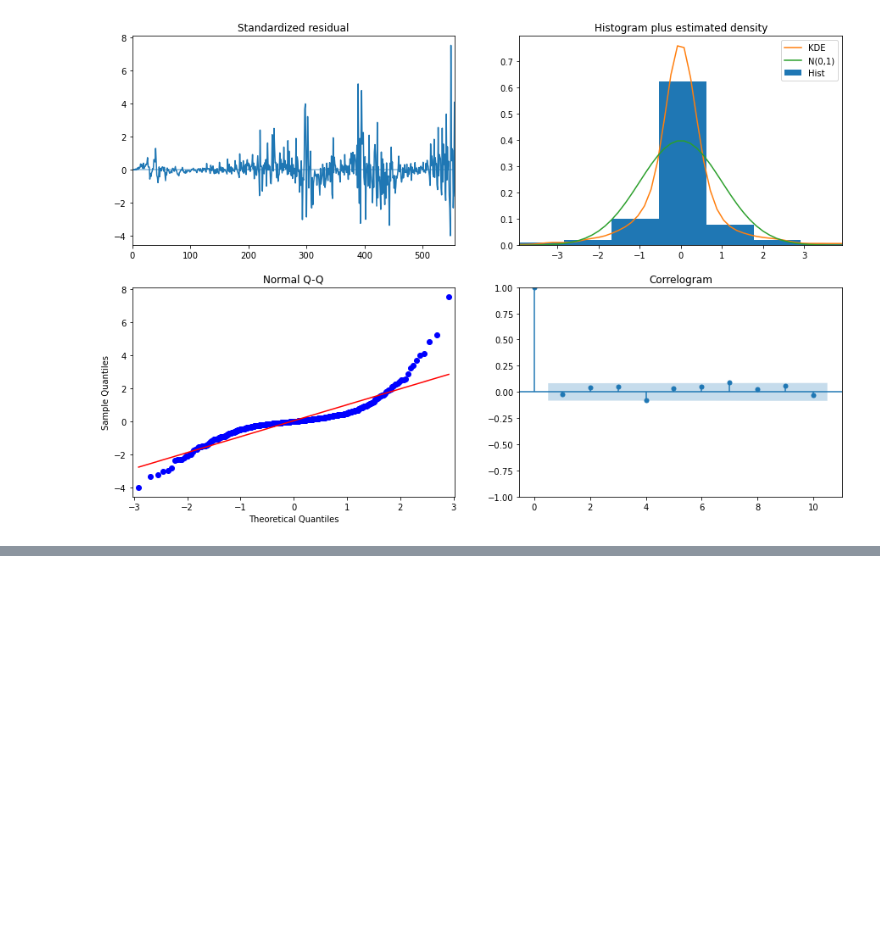
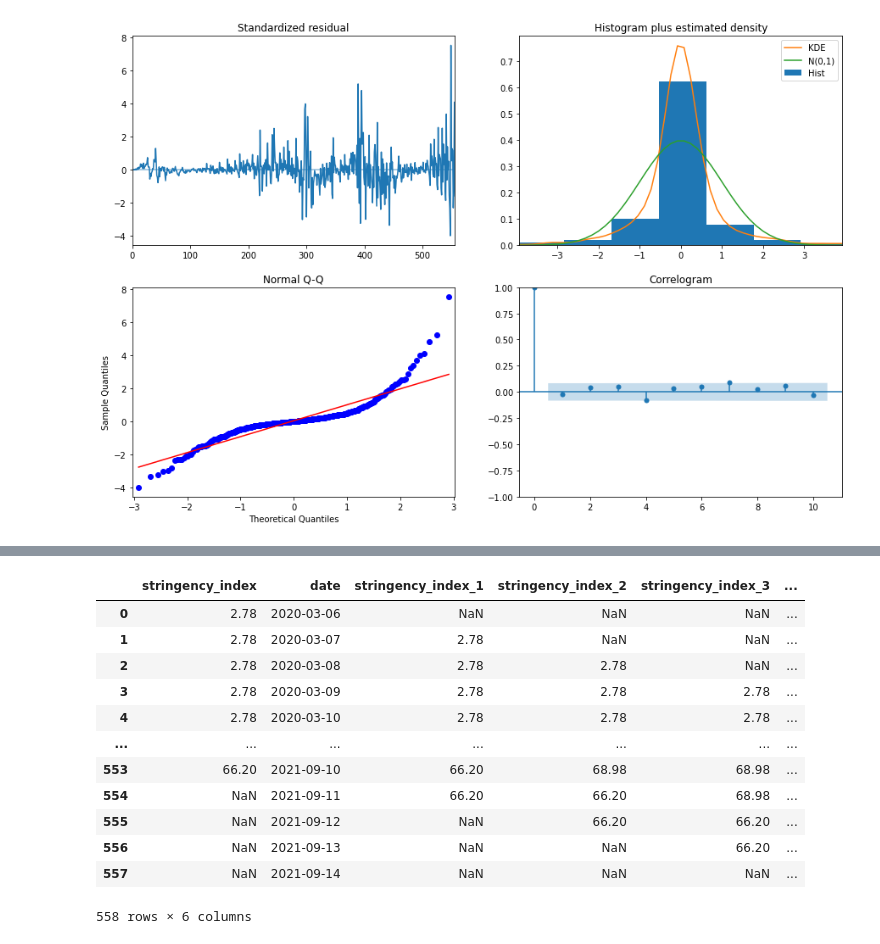
Before and after one commit to gopala-goyal/covid-time-series-analysis, a Jupyter notebook: 20254605 - Time Series Assignment 3.ipynb, the cells around one changed output, grey strips where cells are left out. Saved outputs shown, nothing was run; the diff lists cells and outputs as text; code cells hidden in the pictures; blank space fills up the shorter version.

```diff
--- a/20254605 - Time Series Assignment 3.ipynb
+++ b/20254605 - Time Series Assignment 3.ipynb
@@ -487,0 +468,5 @@ warnings.filterwarnings('ignore', 'statsmodels.tsa.arima_model.ARIMA',
+# %%
+#Take variable total vaccinations
+df_q4 = df_covid_can
+df_q4= df_q4.reset_index(drop = True)
+stringency_covid_can = df_q4[['stringency_index','date']]
@@ -487,0 +489,5 @@ warnings.filterwarnings('ignore', 'statsmodels.tsa.arima_model.ARIMA',
+# %%
+stringency_covid_can['stringency_index_1'] = stringency_covid_can['stringency_index'].shift(1)
+stringency_covid_can['stringency_index_2'] = stringency_covid_can['stringency_index_1'].shift(1)
+stringency_covid_can['stringency_index_3'] = stringency_covid_can['stringency_index_2'].shift(1)
+stringency_covid_can['stringency_index_4'] = stringency_covid_can['stringency_index_3'].shift(1)
@@ -487,0 +515,16 @@ warnings.filterwarnings('ignore', 'statsmodels.tsa.arima_model.ARIMA',
+# %%
+stringency_covid_can
+# %% [output]
+|  | stringency_index | date | stringency_index_1 | stringency_index_2 | stringency_index_3 | ... |
+| 0 | 2.78 | 2020-03-06 | NaN | NaN | NaN | ... |
+| 1 | 2.78 | 2020-03-07 | 2.78 | NaN | NaN | ... |
+| 2 | 2.78 | 2020-03-08 | 2.78 | 2.78 | NaN | ... |
+| 3 | 2.78 | 2020-03-09 | 2.78 | 2.78 | 2.78 | ... |
+| 4 | 2.78 | 2020-03-10 | 2.78 | 2.78 | 2.78 | ... |
+| ... | ... | ... | ... | ... | ... | ... |
+| 553 | 66.20 | 2021-09-10 | 66.20 | 68.98 | 68.98 | ... |
+| 554 | NaN | 2021-09-11 | 66.20 | 66.20 | 68.98 | ... |
+| 555 | NaN | 2021-09-12 | NaN | 66.20 | 66.20 | ... |
+| 556 | NaN | 2021-09-13 | NaN | NaN | 66.20 | ... |
+| 557 | NaN | 2021-09-14 | NaN | NaN | NaN | ... |
+558 rows × 6 columns
```
Also changed, not shown: parts of 24 cells of this notebook.
